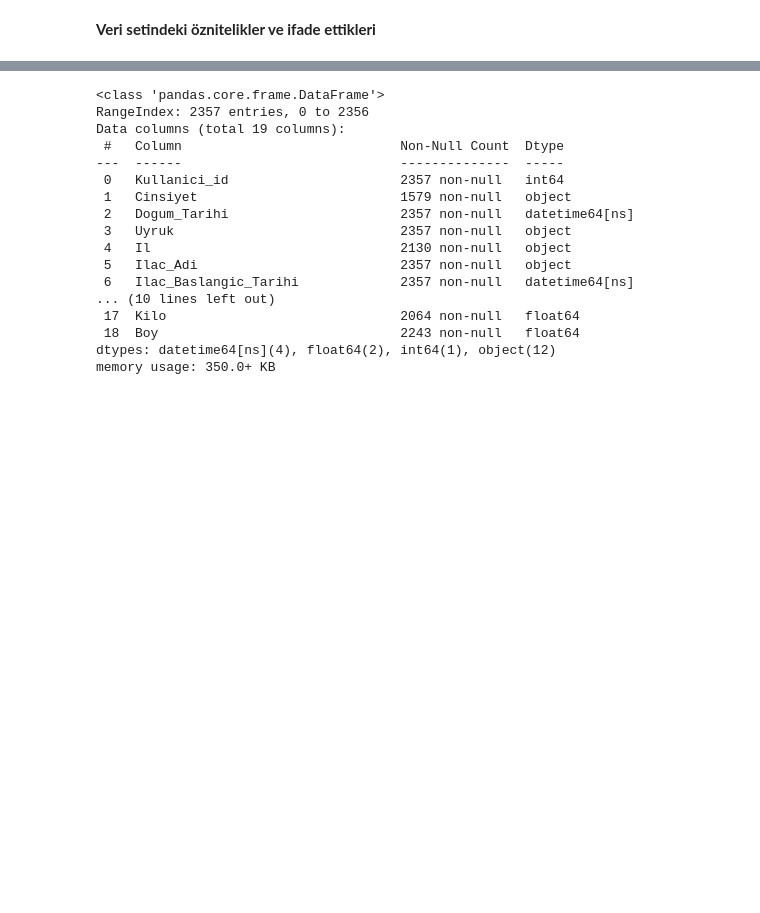
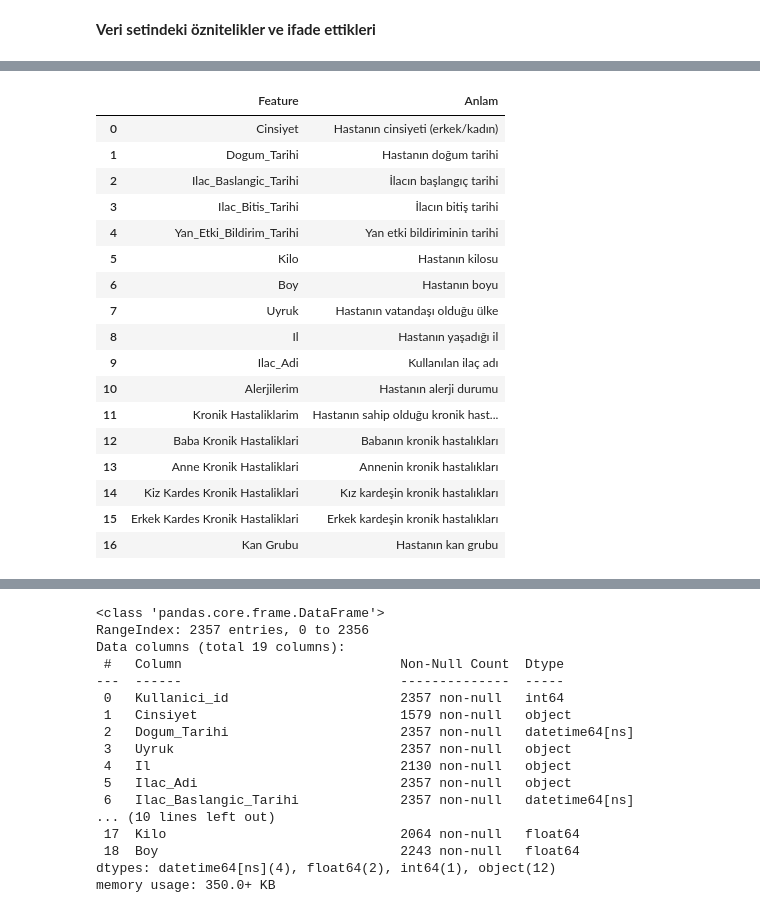
Before and after one commit to Akifsula/Pusula_Akif_Emre_Sula, a Jupyter notebook: drug-side-effects-EDA.ipynb, the cells around one changed output, grey strips where cells are left out. Saved outputs shown, nothing was run; the diff lists cells and outputs as text; code cells hidden in the pictures; blank space fills up the shorter version.

```diff
--- a/drug-side-effects-EDA.ipynb
+++ b/drug-side-effects-EDA.ipynb
@@ -72,0 +50,76 @@ display(features_df)  # DataFrameleri göster
+# %%
+
+# Öznitelikler ve anlamları
+data = {
+    "Feature": [
+        "Cinsiyet",
+        "Dogum_Tarihi",
+        "Ilac_Baslangic_Tarihi",
+        "Ilac_Bitis_Tarihi",
+        "Yan_Etki_Bildirim_Tarihi",
+        "Kilo",
+        "Boy",
+        "Uyruk",
+        "Il",
+        "Ilac_Adi",
+        "Alerjilerim",
+        "Kronik Hastaliklarim",
+        "Baba Kronik Hastaliklari",
+        "Anne Kronik Hastaliklari",
+        "Kiz Kardes Kronik Hastaliklari",
+        "Erkek Kardes Kronik Hastaliklari",
+        "Kan Grubu"
+    ],
+    "Anlam": [
+        "Hastanın cinsiyeti (erkek/kadın)",
+        "Hastanın doğum tarihi",
+        "İlacın başlangıç tarihi",
+        "İlacın bitiş tarihi",
+        "Yan etki bildiriminin tarihi",
+        "Hastanın kilosu",
+        "Hastanın boyu",
+        "Hastanın vatandaşı olduğu ülke",
+        "Hastanın yaşadığı il",
+        "Kullanılan ilaç adı",
+        "Hastanın alerji durumu",
+        "Hastanın sahip olduğu kronik hastalıklar",
+        "Babanın kronik hastalıkları",
+        "Annenin kronik hastalıkları",
+        "Kız kardeşin kronik hastalıkları",
+        "Erkek kardeşin kronik hastalıkları",
+        "Hastanın kan grubu"
+    ]
+}
+
+# DataFrame oluşturma
+features_df = pd.DataFrame(data)
+
+# Sonucu göster
+display(features_df)
+
+
+
+# Öznitelikler ve anlamları
+
+features_df = pd.DataFrame(data)  # DataFrame oluşturma
+
+display(features_df)  # DataFrameleri göster
+# %% [output]
+|  | Feature | Anlam |
+| 0 | Cinsiyet | Hastanın cinsiyeti (erkek/kadın) |
+| 1 | Dogum_Tarihi | Hastanın doğum tarihi |
+| 2 | Ilac_Baslangic_Tarihi | İlacın başlangıç tarihi |
+| 3 | Ilac_Bitis_Tarihi | İlacın bitiş tarihi |
+| 4 | Yan_Etki_Bildirim_Tarihi | Yan etki bildiriminin tarihi |
+| 5 | Kilo | Hastanın kilosu |
+| 6 | Boy | Hastanın boyu |
+| 7 | Uyruk | Hastanın vatandaşı olduğu ülke |
+| 8 | Il | Hastanın yaşadığı il |
+| 9 | Ilac_Adi | Kullanılan ilaç adı |
+| 10 | Alerjilerim | Hastanın alerji durumu |
+| 11 | Kronik Hastaliklarim | Hastanın sahip olduğu kronik hast... |
+| 12 | Baba Kronik Hastaliklari | Babanın kronik hastalıkları |
+| 13 | Anne Kronik Hastaliklari | Annenin kronik hastalıkları |
+| 14 | Kiz Kardes Kronik Hastaliklari | Kız kardeşin kronik hastalıkları |
+| 15 | Erkek Kardes Kronik Hastaliklari | Erkek kardeşin kronik hastalıkları |
+| 16 | Kan Grubu | Hastanın kan grubu |
```
Also changed, not shown: parts of 22 cells of this notebook.
